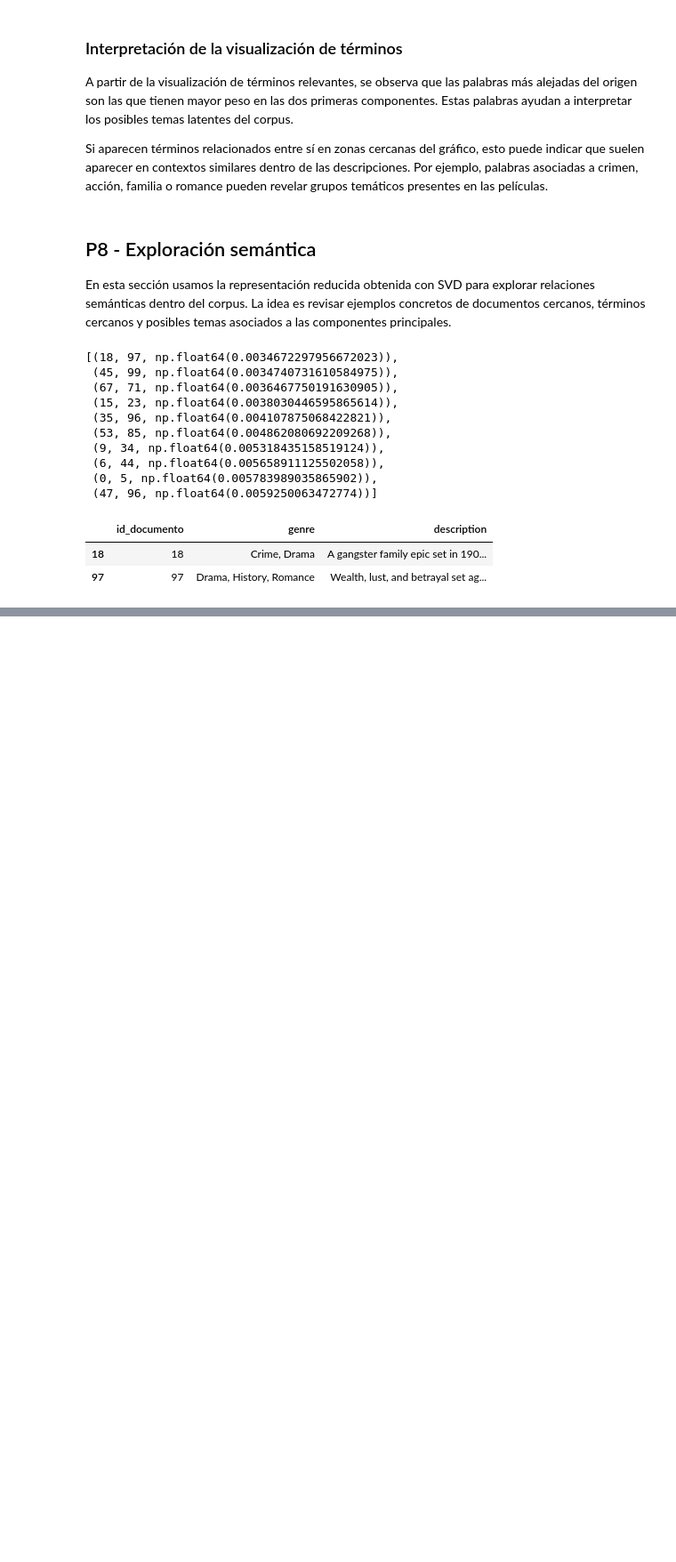
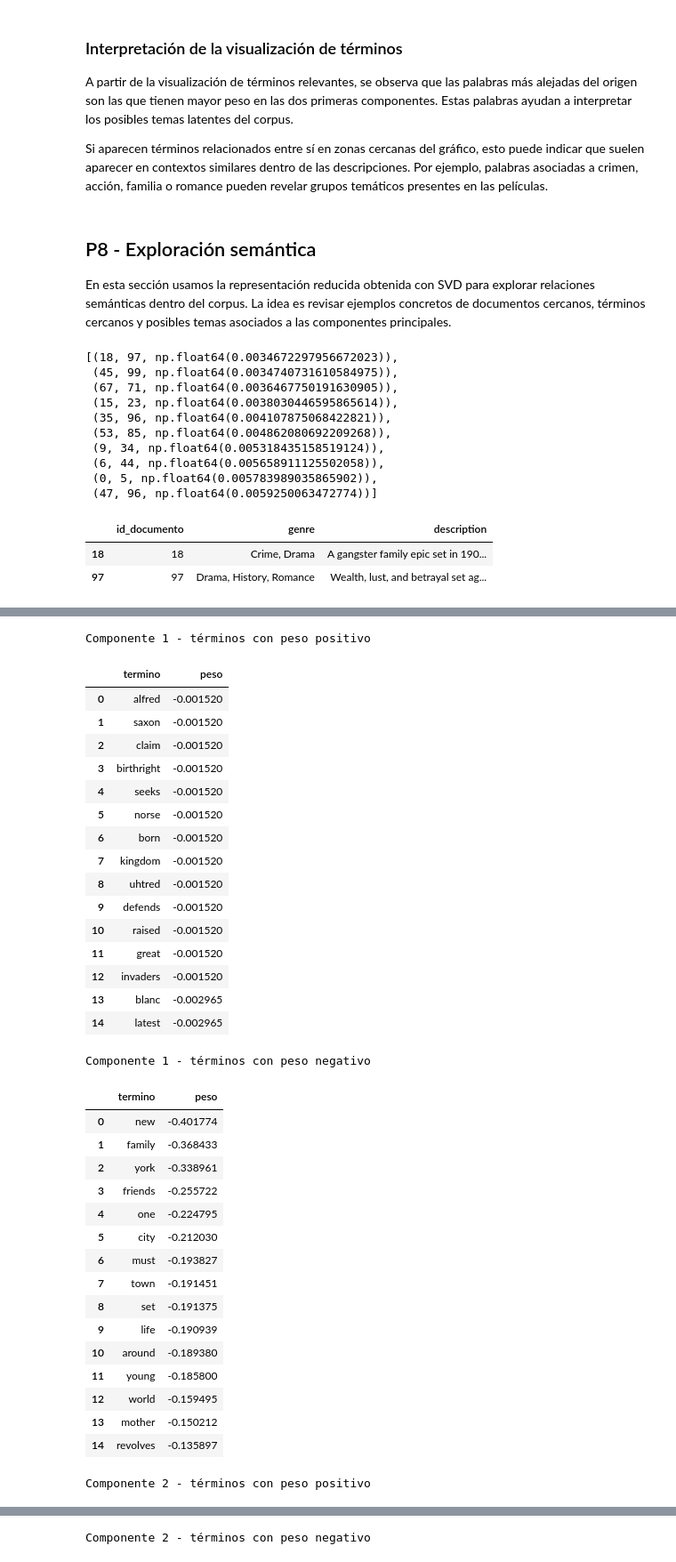
Before and after one commit to ariqueb/Proyecto-Algebra-Avanzada, a Jupyter notebook: proyecto_algebra.ipynb, the cells around one changed output, grey strips where cells are left out. Shown at 89% size. Drawn from its saved outputs; the diff is of its cells as text; code cells hidden in the pictures; blank space fills up the shorter version.

```diff
--- a/proyecto_algebra.ipynb
+++ b/proyecto_algebra.ipynb
@@ -658,0 +721,62 @@ Ejemplo 1: Podemos notar que en si estas dos peliculas se parecen al ser de epoc
+# %%
+# Palabras más importantes en las primeras componentes
+def mostrar_terminos_componente(U, sigma, feature_names, componente, n=15):
+    pesos = U[:, componente] * sigma[componente]
+
+    positivos = np.argsort(pesos)[-n:][::-1]
+    negativos = np.argsort(pesos)[:n]
+
+    tabla_pos = pd.DataFrame({
+        'termino': feature_names[positivos],
+        'peso': pesos[positivos]
+    })
+
+    tabla_neg = pd.DataFrame({
+        'termino': feature_names[negativos],
+        'peso': pesos[negativos]
+    })
+
+    print(f"Componente {componente + 1} - términos con peso positivo")
+    display(tabla_pos)
+
+    print(f"Componente {componente + 1} - términos con peso negativo")
+    display(tabla_neg)
+
+mostrar_terminos_componente(U, sigma, feature_names, componente=0, n=15)
+mostrar_terminos_componente(U, sigma, feature_names, componente=1, n=15)
+# %% [output]
+Componente 1 - términos con peso positivo
+|  | termino | peso |
+| 0 | alfred | -0.001520 |
+| 1 | saxon | -0.001520 |
+| 2 | claim | -0.001520 |
+| 3 | birthright | -0.001520 |
+| 4 | seeks | -0.001520 |
+| 5 | norse | -0.001520 |
+| 6 | born | -0.001520 |
+| 7 | kingdom | -0.001520 |
+| 8 | uhtred | -0.001520 |
+| 9 | defends | -0.001520 |
+| 10 | raised | -0.001520 |
+| 11 | great | -0.001520 |
+| 12 | invaders | -0.001520 |
+| 13 | blanc | -0.002965 |
+| 14 | latest | -0.002965 |
+Componente 1 - términos con peso negativo
+|  | termino | peso |
+| 0 | new | -0.401774 |
+| 1 | family | -0.368433 |
+| 2 | york | -0.338961 |
+| 3 | friends | -0.255722 |
+| 4 | one | -0.224795 |
+| 5 | city | -0.212030 |
+| 6 | must | -0.193827 |
+| 7 | town | -0.191451 |
+| 8 | set | -0.191375 |
+| 9 | life | -0.190939 |
+| 10 | around | -0.189380 |
+| 11 | young | -0.185800 |
+| 12 | world | -0.159495 |
+| 13 | mother | -0.150212 |
+| 14 | revolves | -0.135897 |
+Componente 2 - términos con peso positivo
@@ -658,0 +799 @@ Ejemplo 1: Podemos notar que en si estas dos peliculas se parecen al ser de epoc
+Componente 2 - términos con peso negativo
```
Also changed, not shown: parts of 8 cells of this notebook.
